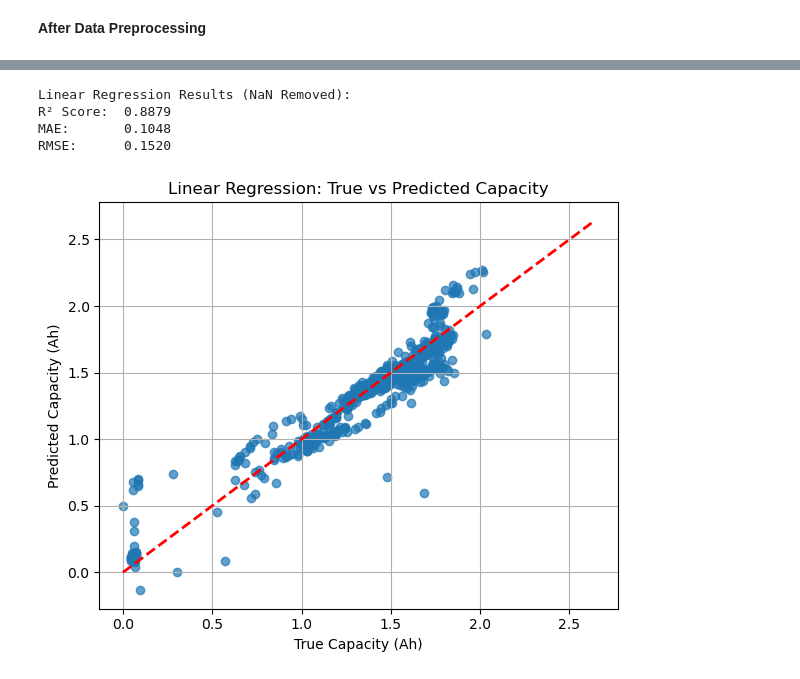
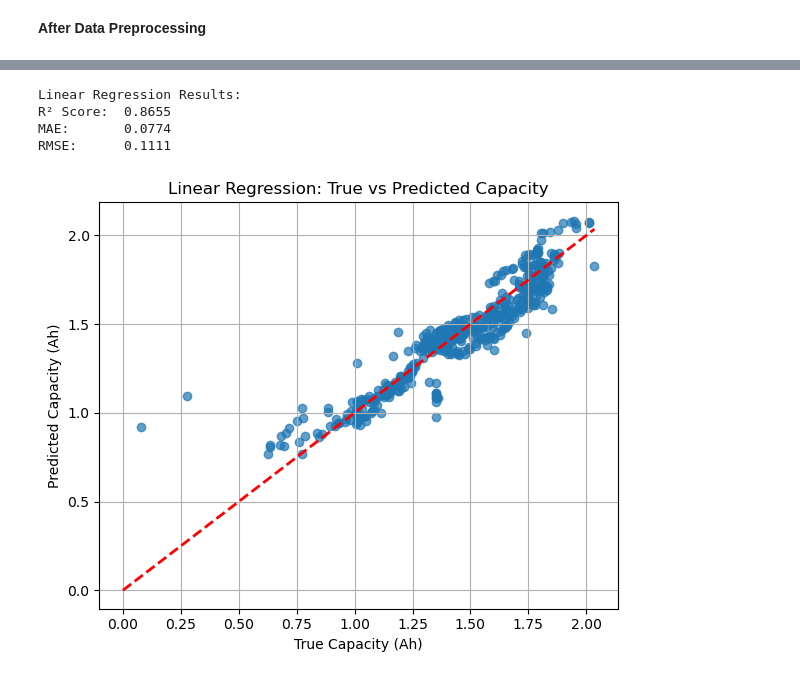
Before and after one commit to S-lijun/ESE5971-Project, a Jupyter notebook: Experiments.ipynb, the cells around one changed output, grey strips where cells are left out. Cells and saved outputs as stored; diff of their text form; code cells hidden in the pictures.

```diff
--- a/Experiments.ipynb
+++ b/Experiments.ipynb
@@ -38,11 +663,8 @@ import numpy as np
 import matplotlib.pyplot as plt
 
 # Load the dataset
-path = r"C:\Users\lijun\Downloads\ESE5971-Project\Data\battery_cycles_summary.csv"
+path = r"C:\Users\lijun\Downloads\ESE5971-Project\Data\battery_cycles_summary_no_outlier.csv"
 df = pd.read_csv(path)
-
-# ===== Drop rows where capacity_Ah is NaN =====
-df = df.dropna(subset=["capacity_Ah"])
 
 # ===== Remove unwanted columns =====
 drop_cols = ["battery", "capacity_Ah", "RUL"]
@@ -55,37 +677,37 @@ X = X.select_dtypes(include=[np.number]).fillna(0)
 # ===== Split =====
 X_train, X_test, y_train, y_test = train_test_split(
     X, y, test_size=0.2, random_state=42
 )
 
 # ===== Train model =====
 model = LinearRegression()
 model.fit(X_train, y_train)
 
 # ===== Evaluate =====
 y_pred = model.predict(X_test)
 
 r2 = r2_score(y_test, y_pred)
 mae = mean_absolute_error(y_test, y_pred)
-rmse = np.sqrt(mean_squared_error(y_test, y_pred))  # ← 这里手动取平方根
+rmse = np.sqrt(mean_squared_error(y_test, y_pred))
 
-print("Linear Regression Results (NaN Removed):")
+print("Linear Regression Results:")
 print(f"R² Score:  {r2:.4f}")
 print(f"MAE:       {mae:.4f}")
 print(f"RMSE:      {rmse:.4f}")
 
 # ===== Visualization =====
 plt.figure(figsize=(6, 5))
 plt.scatter(y_test, y_pred, alpha=0.7)
 plt.plot([y.min(), y.max()], [y.min(), y.max()], "r--", lw=2)
 plt.xlabel("True Capacity (Ah)")
 plt.ylabel("Predicted Capacity (Ah)")
 plt.title("Linear Regression: True vs Predicted Capacity")
 plt.grid(True)
 plt.tight_layout()
 plt.show()
 # %% [output]
-Linear Regression Results (NaN Removed):
-R² Score:  0.8879
-MAE:       0.1048
-RMSE:      0.1520
+Linear Regression Results:
+R² Score:  0.8655
+MAE:       0.0774
+RMSE:      0.1111
-[figure, old version]
+[figure, new version]
```
Also changed, not shown: parts of 30 cells of this notebook, 4 other files.
